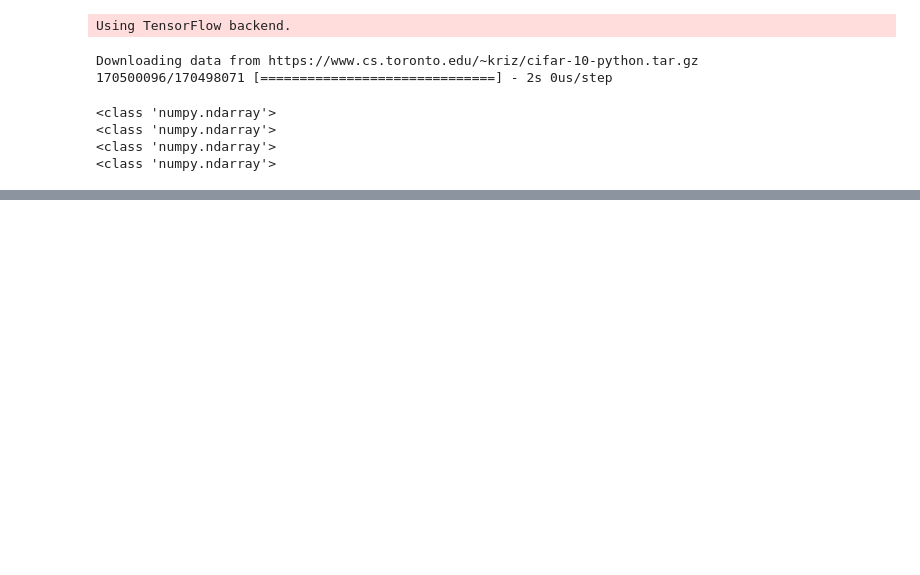
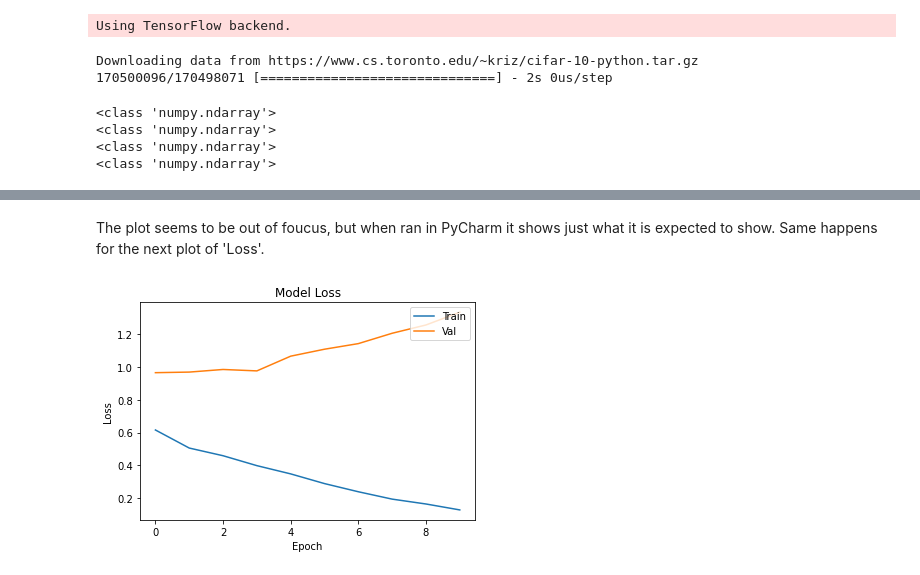
Before and after one commit to S-a-b-b-i-R/Image-Classifier-, a Jupyter notebook: ImageClassifier.ipynb, the cells around one changed output, grey strips where cells are left out. Drawn from its saved outputs; the diff is of its cells as text; code cells hidden in the pictures; blank space fills up the shorter version.

```diff
--- a/ImageClassifier.ipynb
+++ b/ImageClassifier.ipynb
@@ -19,0 +156,13 @@ print(type(y_test))
+# %% [markdown]
+The plot seems to be out of foucus, but when ran in PyCharm it shows just what it is expected to show. Same happens for the next plot of 'Loss'.
+# %%
+# Visualize the models loss
+plt.plot(hist.history['loss'])
+plt.plot(hist.history['val_loss'])
+plt.title('Model Loss')
+plt.ylabel('Loss')
+plt.xlabel('Epoch')
+plt.legend(['Train', 'Val'], loc='upper right')
+plt.show()
+# %% [output]
+[figure, added]
```
Also changed, not shown: parts of 20 cells of this notebook.
